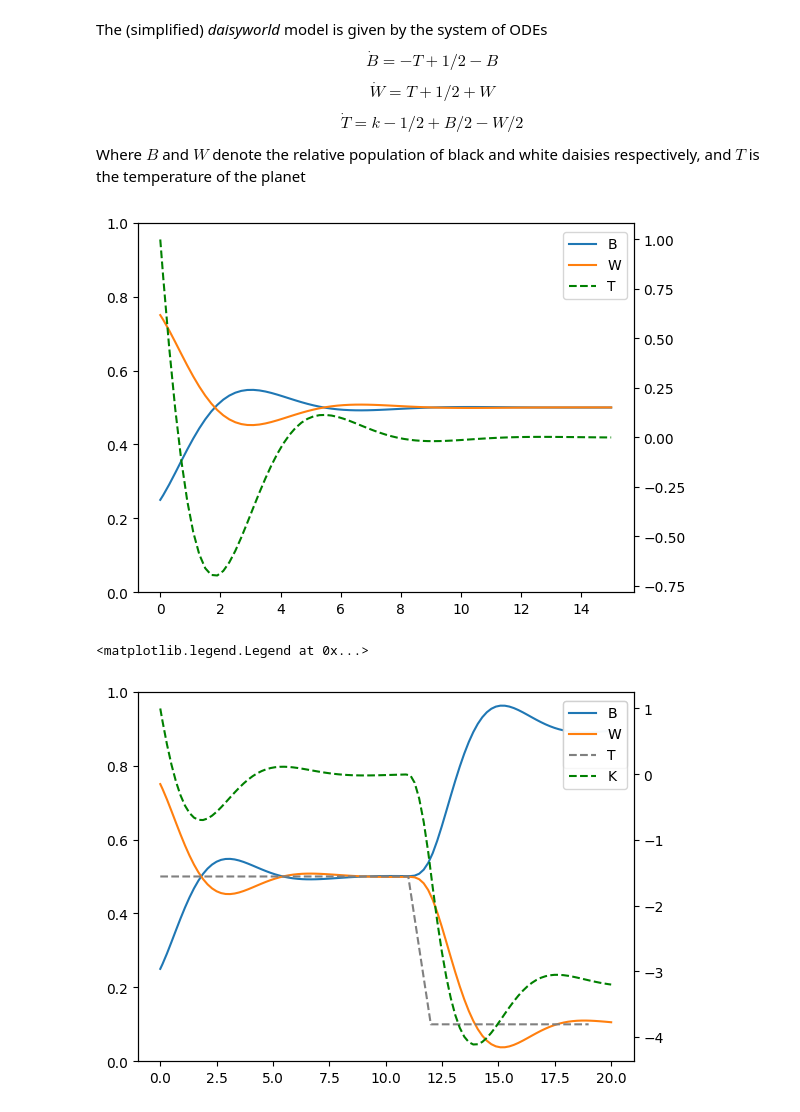
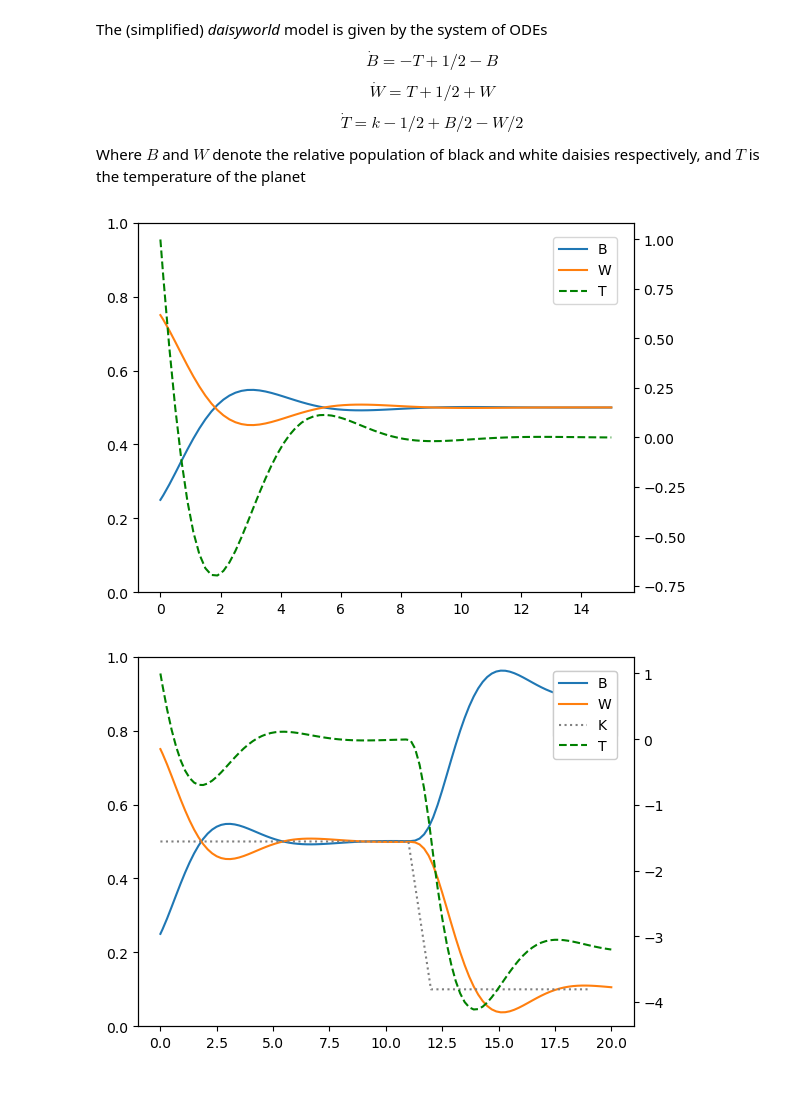
Before and after one commit to samJcrawford/daisyworld, a Jupyter notebook: daisyworld.ipynb, the cells around one changed output. Drawn from its saved outputs; the diff is of its cells as text; code cells hidden in the pictures.

```diff
--- a/daisyworld.ipynb
+++ b/daisyworld.ipynb
@@ -14,12 +16,12 @@ Where $B$ and $W$ denote the relative population of black and white daisies resp
 and $T$ is the temperature of the planet
 # %%
 # Define this as a function. Note function signature determined by scipy
+def system(t, y, k):
+    # Want to allow k to be a constant or a function
+    if not callable(k):
+        k0 = float(k)
+        k = lambda t: k0
 
-# The all-important k parameter: (Allowing it to vary over time)
-k_default = lambda t: 0.5
-# k = lambda t: 0.5 if t < 5 else 0.5 + 0.5 * (t - 5.) / 10
-
-def system(t, y, k=k_default):
     B, W, T = y
     B_dot = - T + 0.5 - B if B > 0 else 0
     W_dot = T + 0.5 - W if W > 0 else 0
@@ -31,14 +33,17 @@ def plot_solution(time = 15,
                   B0 = None,
                   W0 = 0.75,
                   T0 = 0.125,
-                  k = k_default):
-    # By default, assume A0 := B0 + W0 = 1
+                  k = 0.5):
+    # If we give just W0, and set B0=None, then assume we want B0 = 1-W0
     B0 = B0 if B0 is not None else 1 - W0
 
     # Solve IVP
-    solution = integrate.solve_ivp(system, (0, time), y0 = (B0, W0, T0),
-                               dense_output=True,
-                               max_step=0.2, args=(k,))
+    solution = integrate.solve_ivp(partial(system, k=k),
+                                   t_span=(0, time),
+                                   y0=(B0, W0, T0),
+                                   dense_output=True,
+                                   max_step=0.2, # Reduce if t_span is very wide
+                                  )
 
     # Plot result
     plt.cla()
@@ -47,11 +52,11 @@ def plot_solution(time = 15,
     ax1.set_ylim([0, 1])
     ax2 = ax1.twinx()
     ax2.plot(solution.t, solution.y[2,] / max(solution.y[2,]), "g--", label="T")
-    plt.figlegend(["B", "W", "T"], bbox_to_anchor=(0.9, 0.875))
+    plt.figlegend(["B", "W", "T"], bbox_to_anchor=(0.825, 0.825))
     return plt.gcf()
 # %%
 # Using the default values:
 plot_solution();
 # %% [output]
-[figure, old version]
+[figure, new version]
 # %%
@@ -65,12 +70,12 @@ def interpolate(start_val, stop_val, start_time, stop_time):
         return stop_val
     return interpolated_func
 # %%
-# Plotting k as well...
-k = interpolate(0.5, 0.1, 11, 12)
+k = interpolate(0.5, 0.1, 11, 12) # Replace with any function of time you like!
+
+
 fig = plot_solution(time = 20, k=k)
 ax1 = fig.get_axes()[0]
-ax1.plot(range(20), list(map(k, range(20))), color="grey", linestyle="dashed", label="K")
-plt.figlegend(["B", "W", "T", "K"], bbox_to_anchor=(0.9, 0.875))
+ax1.plot(range(20), list(map(k, range(20))), color="grey", linestyle="dotted", label="K")
+plt.figlegend(["B", "W", "K", "T"], bbox_to_anchor=(0.825, 0.825), framealpha=1);
 # %% [output]
-<matplotlib.legend.Legend at 0x...>
-[figure, old version]
+[figure, new version]
```
Also changed, not shown: parts of 2 cells of this notebook.
